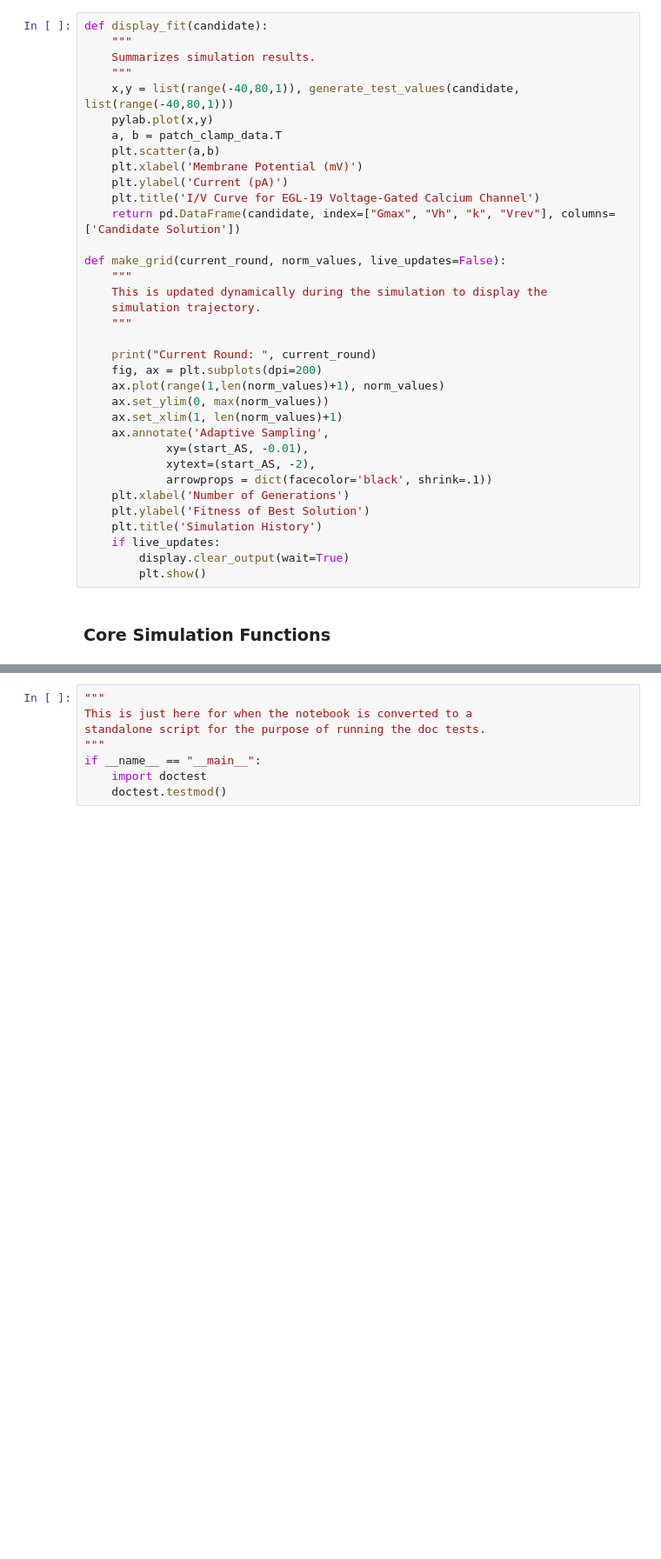
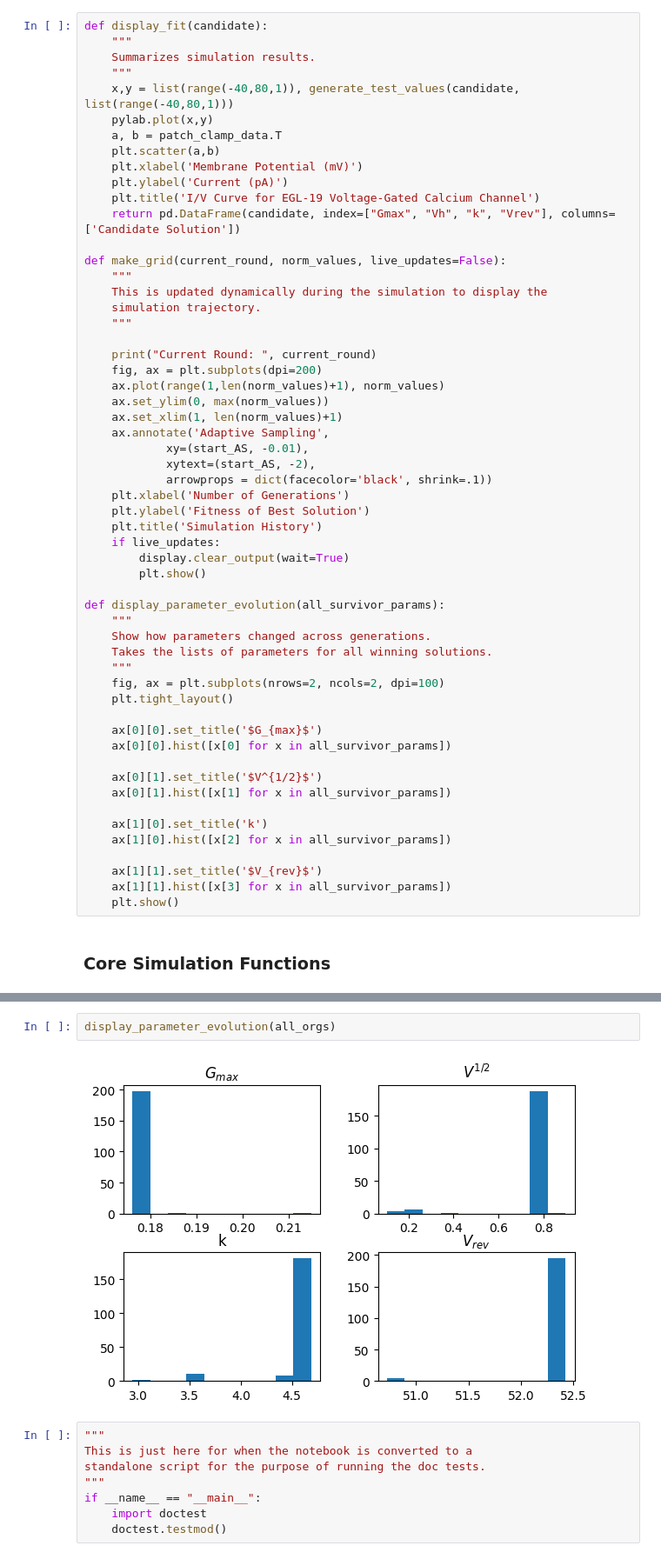
Before and after one commit to openworm/ChannelWorm2, a Jupyter notebook: parameter_fitting/basic_fitter/python/EGL-19.ipynb, the cells around one changed output, grey strips where cells are left out. Shown: that part at 87% size. Cells and saved outputs as stored; diff of their text form; blank space fills up the shorter version.

Commit message:
Plot evolution of each parameter as distribution
- see #19

```diff
--- a/parameter_fitting/basic_fitter/python/EGL-19.ipynb
+++ b/parameter_fitting/basic_fitter/python/EGL-19.ipynb
@@ -235,6 +235,27 @@ def make_grid(current_round, norm_values, live_updates=False):
     if live_updates:
         display.clear_output(wait=True)
         plt.show()
+
+def display_parameter_evolution(all_survivor_params):
+    """
+    Show how parameters changed across generations.
+    Takes the lists of parameters for all winning solutions.
+    """
+    fig, ax = plt.subplots(nrows=2, ncols=2, dpi=100)
+    plt.tight_layout()
+
+    ax[0][0].set_title('$G_{max}$')
+    ax[0][0].hist([x[0] for x in all_survivor_params])
+
+    ax[0][1].set_title('$V^{1/2}$')
+    ax[0][1].hist([x[1] for x in all_survivor_params])
+
+    ax[1][0].set_title('k')
+    ax[1][0].hist([x[2] for x in all_survivor_params])
+
+    ax[1][1].set_title('$V_{rev}$')
+    ax[1][1].hist([x[3] for x in all_survivor_params])
+    plt.show()
 # %% [markdown]
 ### Core Simulation Functions
 # %%
@@ -335,4 +354,8 @@ display_fit(norms[0][0])
 [figure]
+# %%
+display_parameter_evolution(all_orgs)
+# %% [output]
+[figure, added]
 # %%
 """
 This is just here for when the notebook is converted to a
```
Also changed, not shown: parts of 3 cells of this notebook.
